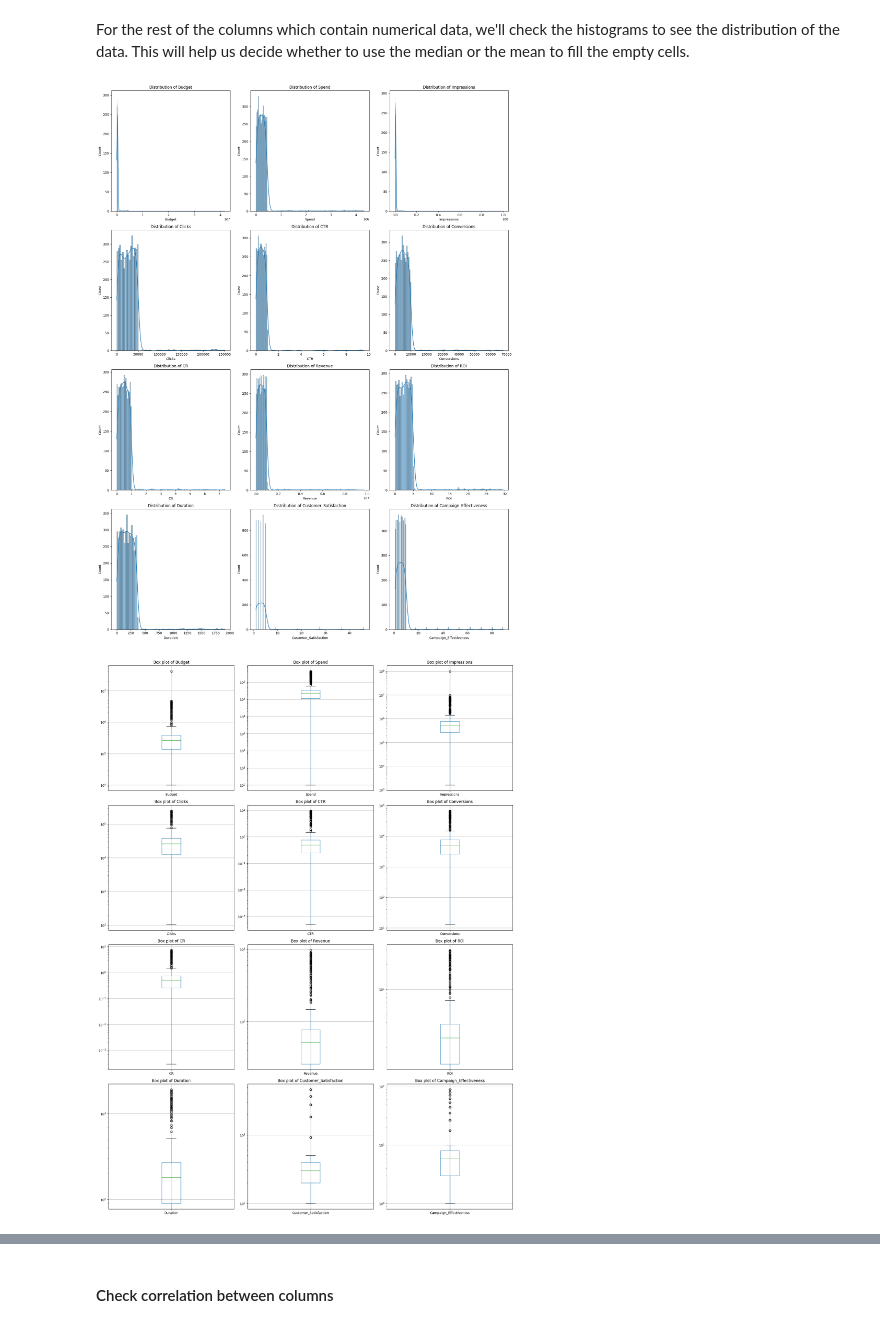
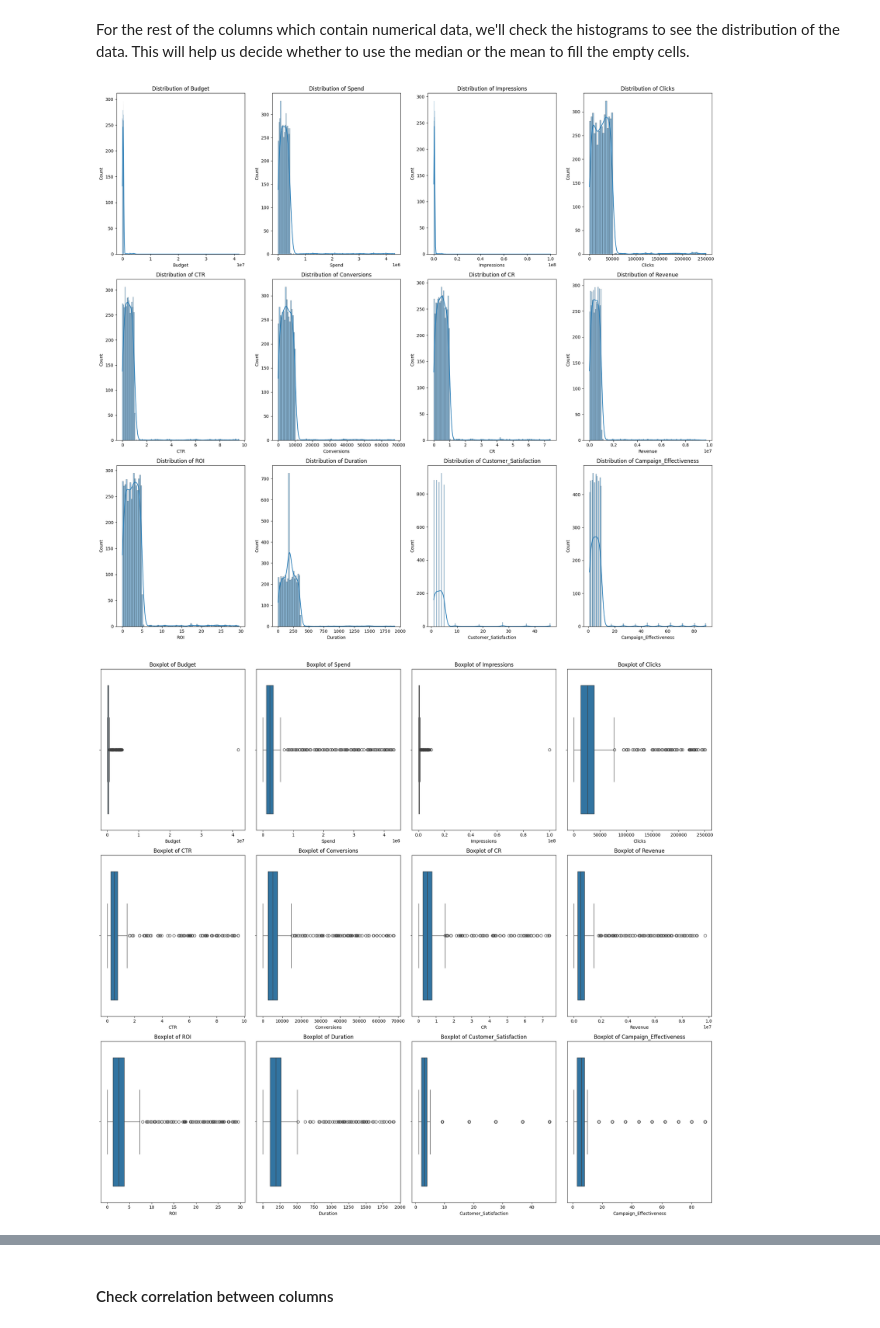
Before and after one commit to koloktos/marketing-campaign-analysis, a Jupyter notebook: marketing-analysis.ipynb, the cells around one changed output, grey strips where cells are left out. Saved outputs shown, nothing was run; the diff lists cells and outputs as text; code cells hidden in the pictures.

```diff
--- a/marketing-analysis.ipynb
+++ b/marketing-analysis.ipynb
@@ -170,3 +197,7 @@ This has reduced the number of null rows in these columns signifcantly. However,
+# %%
+#Fill in the missing values in the Start_Date column and the End_Date column with the mode value.
+df['Start_Date'].fillna(start_date_mode[0], inplace=True)
+df['End_Date'].fillna(end_date_mode[0], inplace=True)
 # %%
 #Getting the average of the duration column
 avg_duration = df['Duration'].mean().round(2)
@@ -203,10 +231,0 @@ Now that we've filled the Duration column completely, we can use that informatio
-# %%
-# Case 1: If Start_Date and Duration are known, calculate End_Date
-df.loc[df['End_Date'].isnull() & df['Start_Date'].notnull() & df['Duration'].notnull(), 'End_Date'] = (
-    df['Start_Date'] + pd.to_timedelta(df['Duration'].abs(), unit='D')  # Ensure Duration is positive
-)
-
-# Case 2: If End_Date and Duration are known, calculate Start_Date
-df.loc[df['Start_Date'].isnull() & df['End_Date'].notnull() & df['Duration'].notnull(), 'Start_Date'] = (
-    df['End_Date'] - pd.to_timedelta(df['Duration'].abs(), unit='D')  # Ensure Duration is positive
-)
@@ -215,26 +232,3 @@ To deal with the last 14 rows that have missing start and end date values, we'll
-# %%
-def fill_dates(row):
-    if pd.isnull(row['Start_Date']) or pd.isnull(row['End_Date']):
-        duration = row['Duration']
-
-        # Generate a random Start_Date in 2023
-        start_date = pd.Timestamp('2023-01-01') + pd.to_timedelta(np.random.randint(0, 365), unit='D')
-
-        # Calculate End_Date based on Duration
-        end_date = start_date + pd.to_timedelta(duration, unit='D')
-
-        # Ensure both dates are within 2023
-        if end_date > pd.Timestamp('2023-12-31'):
-            # If End_Date exceeds, adjust Start_Date to fit
-            start_date = pd.Timestamp('2023-12-31') - pd.to_timedelta(duration, unit='D')
-            end_date = pd.Timestamp('2023-12-31')
-
-        return pd.Series([start_date, end_date])
-    else:
-        return pd.Series([row['Start_Date'], row['End_Date']])
-
-# Apply the function to fill missing dates
-df[['Start_Date', 'End_Date']] = df.apply(fill_dates, axis=1)
 # %%
 #With this, we've removed the missing values in the Start_Date, End_Date, and Duration columns.
 isnull = df.isnull().sum()
@@ -331,57 +327,54 @@ For the rest of the columns which contain numerical data, we'll check the histog
 # %%
 # Select numerical columns
 numerical_columns = df.select_dtypes(include='number').columns
 
 # Determine the number of rows and columns for the subplots
 num_columns = len(numerical_columns)
-num_rows = (num_columns + 2) // 3  # Adjust the number of columns per row as needed
+num_rows = (num_columns + 3) // 4  # Adjust the number of columns per row as needed
 
 # Create a figure and subplots
-fig, axes = plt.subplots(num_rows, 3, figsize=(18, 6 * num_rows))
+fig, axes = plt.subplots(num_rows, 4, figsize=(20, 6 * num_rows))
 
 # Flatten the axes array for easy iteration
 axes = axes.flatten()
 
 # Create separate histograms for each numerical column
 for i, column in enumerate(numerical_columns):
     sns.histplot(df[column], kde=True, ax=axes[i])
     axes[i].set_title(f'Distribution of {column}')
 
 # Remove any unused subplots
 for j in range(i + 1, len(axes)):
     fig.delaxes(axes[j])
 
 # Adjust layout
 plt.tight_layout()
 plt.show()
 # %% [output]
-[figure, old version]
+[figure, new version]
 # %%
 # Select numerical columns
 numerical_columns = df.select_dtypes(include=['number']).columns
 
 # Determine the number of rows and columns for the subplots
 num_columns = len(numerical_columns)
-num_rows = (num_columns + 2) // 3  # Adjust the number of columns per row as needed
+num_rows = (num_columns + 3) // 4
 
 # Create a figure and subplots
-fig, axes = plt.subplots(num_rows, 3, figsize=(18, 6 * num_rows))
-
-# Flatten the axes array for easy iteration
-axes = axes.flatten()
+fig, axes = plt. subplots(nrows= num_rows, ncols=4, figsize=(20, 6 * num_rows))
 
 # Create separate box plots for each numerical column
-for i, column in enumerate(numerical_columns):
-    df.boxplot(column=column, ax=axes[i])
-    axes[i].set_title(f'Box plot of {column}')
-    axes[i].set_yscale('log')  # Optional: Set y-axis to logarithmic scale if needed
+for i, column in enumerate (numerical_columns):
+    row = i // 4
+    col = i % 4
+    sns.boxplot (x=df[column], ax=axes [row, col])
+    axes [row, col].set_title(f'Boxplot of {column}')
 
 # Remove any unused subplots
-for j in range(i + 1, len(axes)):
-    fig.delaxes(axes[j])
+for j in range(i + 1, num_rows * 4):
+    fig.delaxes (axes. flatten()[j])
 
-# Adjust layout
 plt.tight_layout()
 plt.show()
 # %% [output]
-[figure, old version]
+[figure, new version]
```
Also changed, not shown: parts of 77 cells of this notebook, 19 other files.
